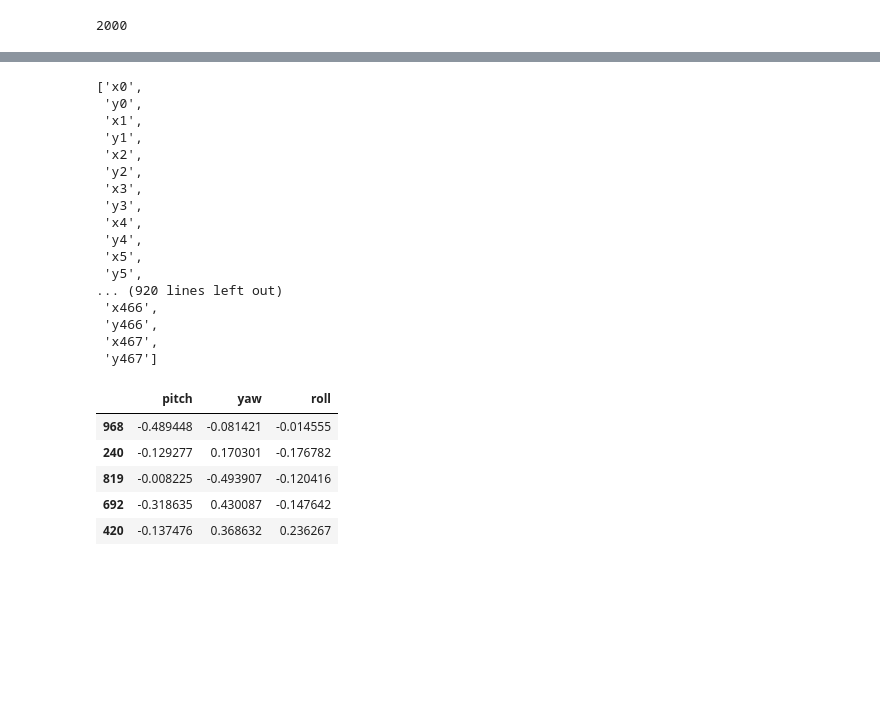
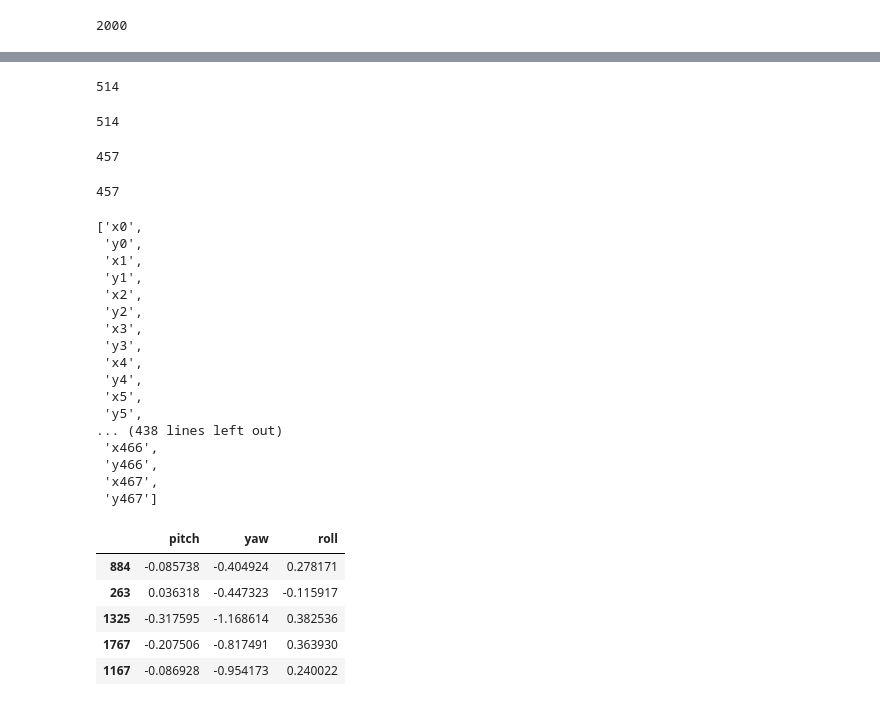
Before and after one commit to sarahmagdi/ml1_project, a Jupyter notebook: final_project.ipynb, the cells around one changed output, grey strips where cells are left out. Saved outputs shown, nothing was run; the diff lists cells and outputs as text; code cells hidden in the pictures; blank space fills up the shorter version.

```diff
--- a/final_project.ipynb
+++ b/final_project.ipynb
@@ -168,3 +279,5 @@ len(df)
 len(imgs_pathes_list)
 # %% [output]
 2000
+# %%
+df2=df.dropna()
@@ -170,0 +294,9 @@ len(imgs_pathes_list)
+# %%
+drop_columns_name = [['x' + str(i),'y' + str(i)] for i in ls]
+drop_columns_name
+drop_columns_name=np.array(drop_columns_name)
+drop_columns_name=drop_columns_name.reshape(1,-1)[0].tolist()
+# %%
+for j in drop_columns_name[:]:
+        if j in x:
+            x.remove(j)
@@ -170,0 +323,12 @@ len(imgs_pathes_list)
+# %%
+print(len(ls)*2)
+len(drop_columns_name)
+# %% [output]
+514
+514
+# %%
+df2.drop(drop_columns_name, axis=1, inplace=True)
+# %%
+len(df2.columns)
+# %% [output]
+457
@@ -171,5 +337,9 @@ len(imgs_pathes_list)
+# %%
+len(x)
+# %% [output]
+457
 # %%
-x[0:936]
+x[0:454]
 # %% [output]
 ['x0',
  'y0',
@@ -183,22 +353,22 @@ x[0:936]
  'y4',
  'x5',
  'y5',
-... (920 lines left out)
+... (438 lines left out)
  'x466',
  'y466',
  'x467',
  'y467']
 # %%
 from sklearn.model_selection import train_test_split
-features_train, features_test, labels_train, labels_test = train_test_split(df[x[0:936]], df[['pitch','yaw','roll']], test_size=0.2, random_state=42)
+features_train, features_test, labels_train, labels_test = train_test_split(df2[x[0:454]], df2[['pitch','yaw','roll']], test_size=0.2, random_state=42)
 labels_train.head(5)
 # %% [output]
 |  | pitch | yaw | roll |
-| 968 | -0.489448 | -0.081421 | -0.014555 |
-| 240 | -0.129277 | 0.170301 | -0.176782 |
-| 819 | -0.008225 | -0.493907 | -0.120416 |
-| 692 | -0.318635 | 0.430087 | -0.147642 |
-| 420 | -0.137476 | 0.368632 | 0.236267 |
+| 884 | -0.085738 | -0.404924 | 0.278171 |
+| 263 | 0.036318 | -0.447323 | -0.115917 |
+| 1325 | -0.317595 | -1.168614 | 0.382536 |
+| 1767 | -0.207506 | -0.817491 | 0.363930 |
+| 1167 | -0.086928 | -0.954173 | 0.240022 |
 # %%
 features_train.info()
 # %% [output]
```
Also changed, not shown: parts of 29 cells of this notebook.
